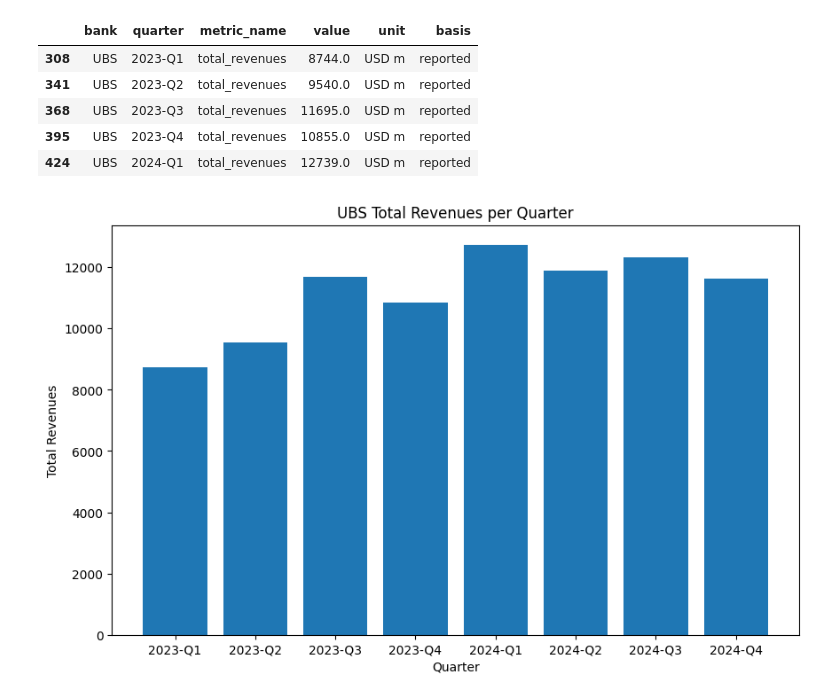
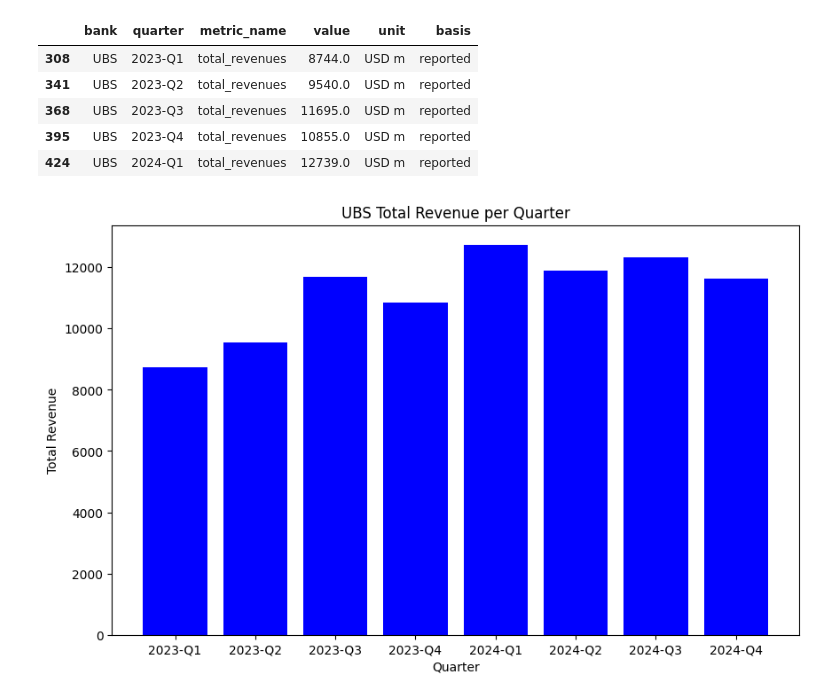
Before and after one commit to maybebool/boe-financial-analysis, a Jupyter notebook: notebooks/rachel/JPM/Financial_metrics/UBS_financial_metrics.ipynb, the cells around one changed output. Saved outputs shown, nothing was run; the diff lists cells and outputs as text; code cells hidden in the pictures.

Commit message:
Updated financial metrics

```diff
--- a/notebooks/rachel/JPM/Financial_metrics/UBS_financial_metrics.ipynb
+++ b/notebooks/rachel/JPM/Financial_metrics/UBS_financial_metrics.ipynb
@@ -77,10 +70,12 @@ met.tail(3)
 Amend the commented section to include the bank of choice.
 # %%
 # Create dataframe with bank = 'UBS' (replace with bank of choice)
-financial_data = met.loc[met["bank"].eq("UBS")].copy()
-print(financial_data.shape)
+ubs_financial_data = met[met['bank'] == 'UBS'].copy()
+print(ubs_financial_data.shape)
+# Drop rows with bank = UBS
+ubs_financial_data = ubs_financial_data[ubs_financial_data['bank'] != 'JPM'].copy()
 # 35 lines of data per quarter
-financial_data.head(35)
+ubs_financial_data.head(35)
 # %% [output]
 (230, 6)
 |  | bank | quarter | metric_name | value | unit | basis |
@@ -103,7 +106,7 @@ financial_data.head(35)
 # %%
-# Create a dataframe of total_revenues
-total_revenues_data = financial_data[financial_data['metric_name'] == 'total_revenues'].copy()
-total_revenues_data.head()
+# Create a dataframe of total_revenue
+ubs_total_revenue_data = ubs_financial_data[ubs_financial_data['metric_name'] == 'total_revenues'].copy()
+ubs_total_revenue_data.head()
 # %% [output]
 |  | bank | quarter | metric_name | value | unit | basis |
 | 308 | UBS | 2023-Q1 | total_revenues | 8744.0 | USD m | reported |
@@ -112,14 +115,14 @@ total_revenues_data.head()
 | 395 | UBS | 2023-Q4 | total_revenues | 10855.0 | USD m | reported |
 | 424 | UBS | 2024-Q1 | total_revenues | 12739.0 | USD m | reported |
 # %%
-# Plot total_revenues as a bar plot
+# Plot total_revenue as a bar plot where basis = reported
 plt.figure(figsize=(10,6))
-plt.bar(total_revenues_data['quarter'], total_revenues_data['value'])
+plt.bar(ubs_total_revenue_data['quarter'], ubs_total_revenue_data['value'], color='blue')
 plt.xlabel('Quarter')
-plt.ylabel('Total Revenues')
-plt.title('UBS Total Revenues per Quarter')
+plt.ylabel('Total Revenue')
+plt.title('UBS Total Revenue per Quarter')
 # Save figure
-plt.savefig('UBS_Total_Revenues_per_Quarter.png')
+plt.savefig('UBS_Total_Revenue_per_Quarter.png')
 plt.show()
 # %% [output]
-[figure, old version]
+[figure, new version]
```
Also changed, not shown: parts of 6 cells of this notebook, 7 other files.
